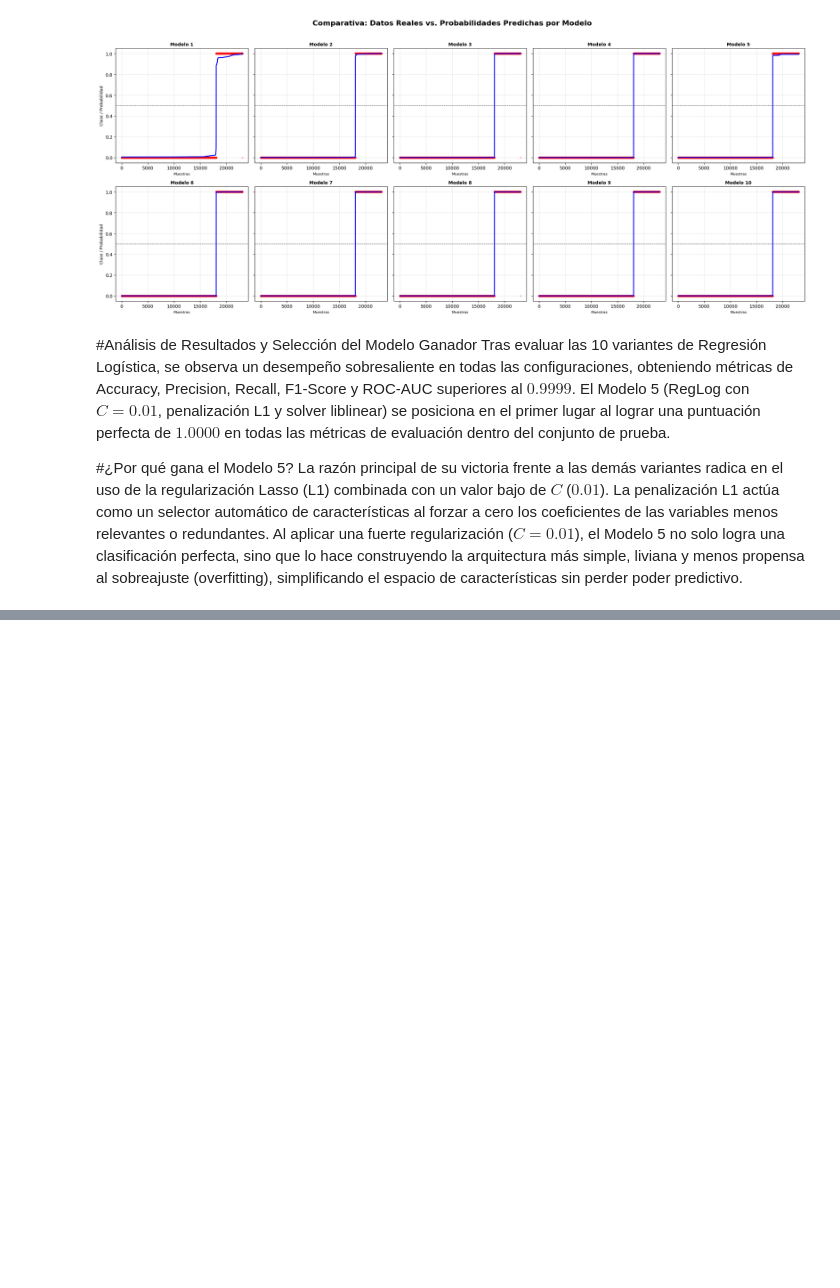
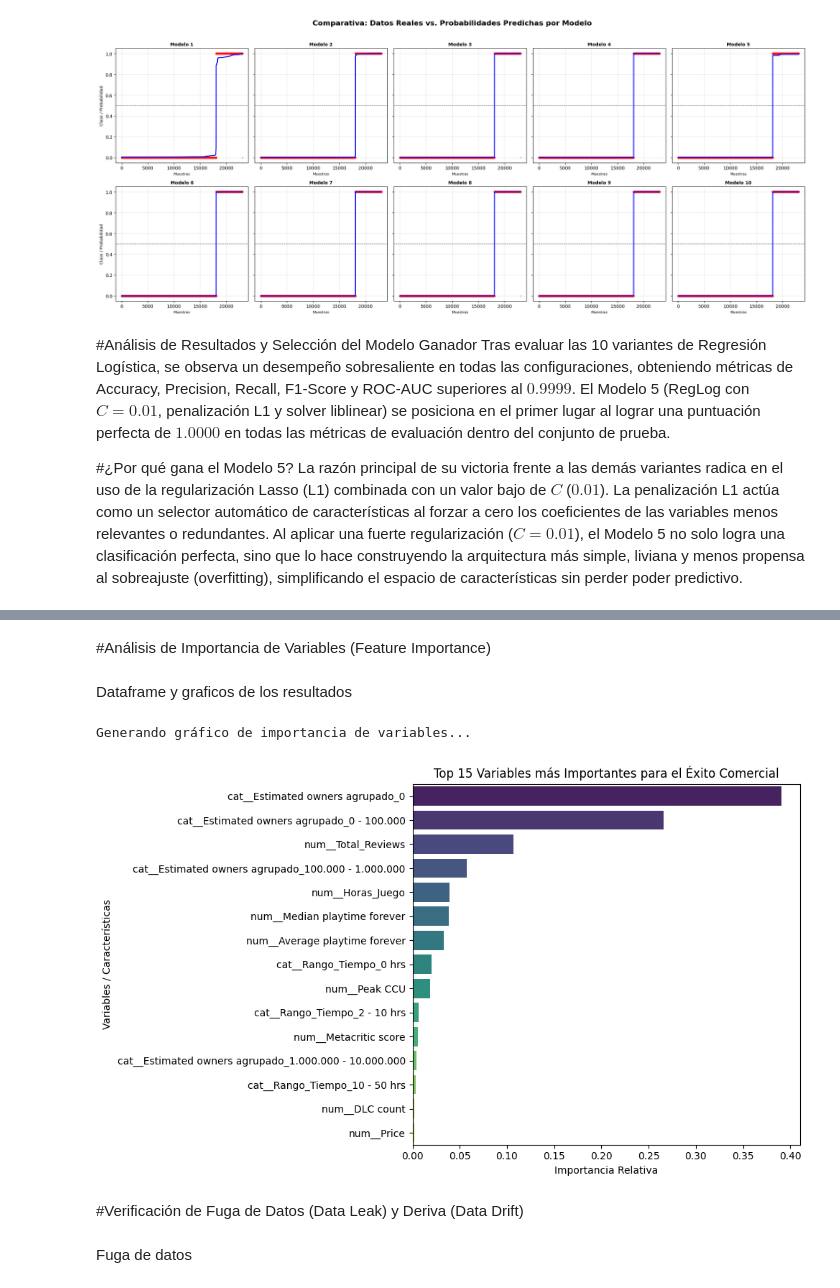
Before and after one commit to KuzotenShi/Trabajo_final, a Jupyter notebook: Modelo_de_Machine_learning.ipynb, the cells around one changed output, grey strips where cells are left out. Cells and saved outputs as stored; diff of their text form; code cells hidden in the pictures; blank space fills up the shorter version.

```diff
--- a/Modelo_de_Machine_learning.ipynb
+++ b/Modelo_de_Machine_learning.ipynb
@@ -300,0 +530,10 @@ La razón principal de su victoria frente a las demás variantes radica en el us
+# %%
+print("\n--- MEJORES RESULTADOS ---")
+print(f"Mejor ROC-AUC (Random Forest): {random_search_rf.best_score_:.4f}")
+print(f"Mejores parámetros RF: {random_search_rf.best_params_}")
+
+print(f"\nMejor ROC-AUC (XGBoost): {random_search_xgb.best_score_:.4f}")
+print(f"Mejores parámetros XGB: {random_search_xgb.best_params_}")
+
+best_rf_model = random_search_rf.best_estimator_
+best_xgb_model = random_search_xgb.best_estimator_
@@ -300,0 +547,43 @@ La razón principal de su victoria frente a las demás variantes radica en el us
+# %% [markdown]
+#Análisis de Importancia de Variables (Feature Importance)
+# %% [markdown]
+Dataframe y graficos de los resultados
+# %%
+def graficar_importancia_variables(modelo_pipeline, top_n=15):
+    """
+    Extrae y grafica la importancia de las variables de un modelo dentro de un Pipeline.
+    """
+    preprocessor = modelo_pipeline.named_steps['preprocessor']
+    classifier = modelo_pipeline.named_steps['classifier']
+
+    try:
+        feature_names = preprocessor.get_feature_names_out()
+    except AttributeError:
+        feature_names = [f"feature_{i}" for i in range(len(classifier.feature_importances_))]
+
+    importances = classifier.feature_importances_
+
+
+    df_importancia = pd.DataFrame({
+        'Caracteristica': feature_names,
+        'Importancia': importances
+    }).sort_values(by='Importancia', ascending=False).head(top_n)
+
+
+    plt.figure(figsize=(10, 6))
+    sns.barplot(x='Importancia', y='Caracteristica', data=df_importancia, palette='viridis', hue='Caracteristica', legend=False)
+    plt.title(f'Top {top_n} Variables más Importantes para el Éxito Comercial')
+    plt.xlabel('Importancia Relativa')
+    plt.ylabel('Variables / Características')
+    plt.tight_layout()
+    plt.show()
+
+print("Generando gráfico de importancia de variables...")
+graficar_importancia_variables(best_rf_model, top_n=15)
+# %% [output]
+Generando gráfico de importancia de variables...
+[figure, added]
+# %% [markdown]
+#Verificación de Fuga de Datos (Data Leak) y Deriva (Data Drift)
+# %% [markdown]
+Fuga de datos
```
Also changed, not shown: parts of 30 cells of this notebook.
